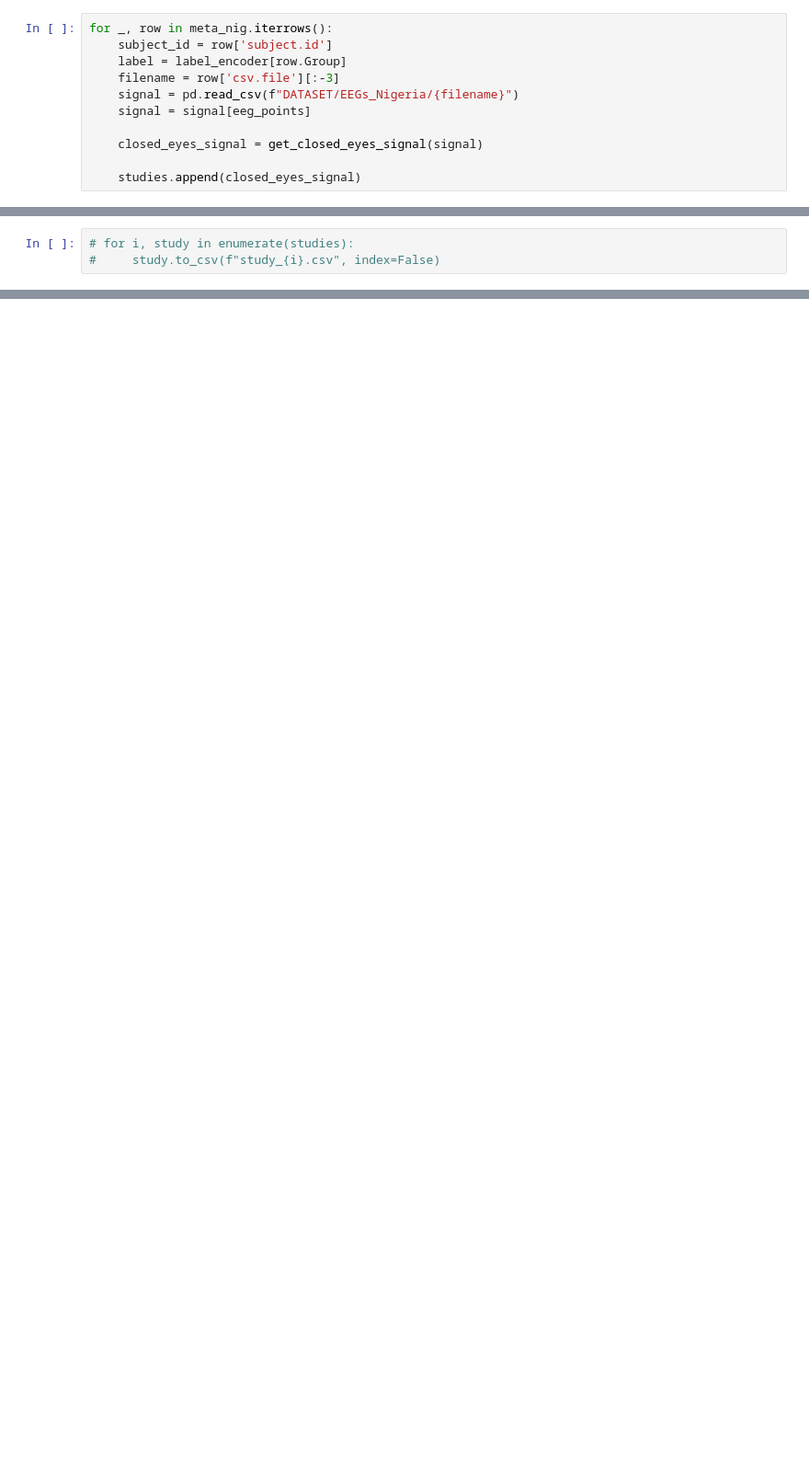
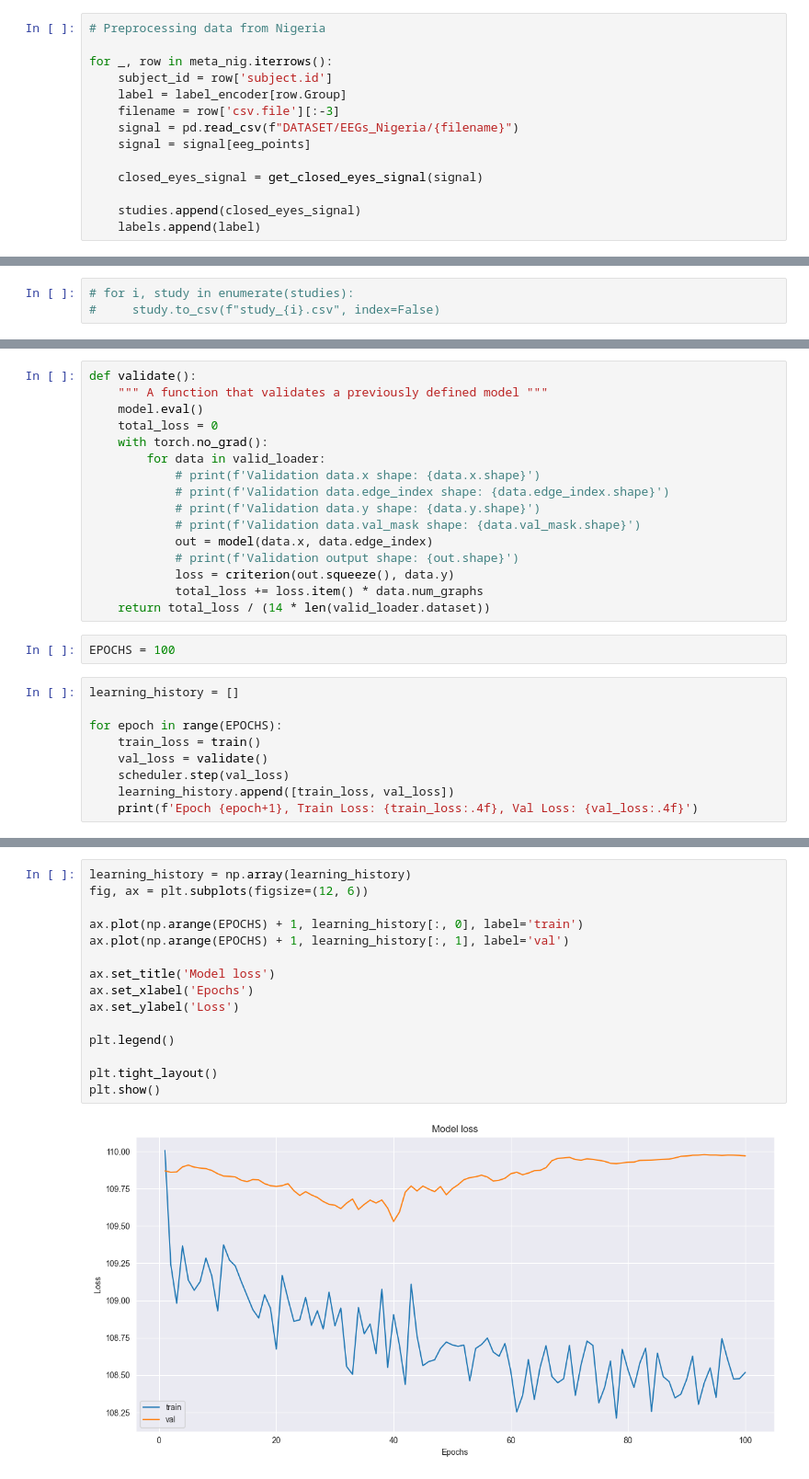
Before and after one commit to StaniszewskiA/ml4neuro_project, a Jupyter notebook: src/notebooks/main.ipynb, the cells around one changed output, grey strips where cells are left out. Shown at 92% size. Cells and saved outputs as stored; diff of their text form; blank space fills up the shorter version.

Commit message:
Adding target labels, comments

```diff
--- a/src/notebooks/main.ipynb
+++ b/src/notebooks/main.ipynb
@@ -90,5 +99,7 @@ for row in meta_gb.iterrows():
 meta_nig = pd.read_csv("DATASET/metadata_nigeria.csv")
 # %%
+# Preprocessing data from Nigeria
+
 for _, row in meta_nig.iterrows():
     subject_id = row['subject.id']
     label = label_encoder[row.Group]
@@ -99,3 +110,4 @@ for _, row in meta_nig.iterrows():
     closed_eyes_signal = get_closed_eyes_signal(signal)
 
     studies.append(closed_eyes_signal)
+    labels.append(label)
@@ -307,0 +329,27 @@ Validation
+# %%
+def validate():
+    """ A function that validates a previously defined model """
+    model.eval()
+    total_loss = 0
+    with torch.no_grad():
+        for data in valid_loader:
+            # print(f'Validation data.x shape: {data.x.shape}')
+            # print(f'Validation data.edge_index shape: {data.edge_index.shape}')
+            # print(f'Validation data.y shape: {data.y.shape}')
+            # print(f'Validation data.val_mask shape: {data.val_mask.shape}')
+            out = model(data.x, data.edge_index)
+            # print(f'Validation output shape: {out.shape}')
+            loss = criterion(out.squeeze(), data.y)
+            total_loss += loss.item() * data.num_graphs
+    return total_loss / (14 * len(valid_loader.dataset))
+# %%
+EPOCHS = 100
+# %%
+learning_history = []
+
+for epoch in range(EPOCHS):
+    train_loss = train()
+    val_loss = validate()
+    scheduler.step(val_loss)
+    learning_history.append([train_loss, val_loss])
+    print(f'Epoch {epoch+1}, Train Loss: {train_loss:.4f}, Val Loss: {val_loss:.4f}')
@@ -307,0 +376,17 @@ Validation
+# %%
+learning_history = np.array(learning_history)
+fig, ax = plt.subplots(figsize=(12, 6))
+
+ax.plot(np.arange(EPOCHS) + 1, learning_history[:, 0], label='train')
+ax.plot(np.arange(EPOCHS) + 1, learning_history[:, 1], label='val')
+
+ax.set_title('Model loss')
+ax.set_xlabel('Epochs')
+ax.set_ylabel('Loss')
+
+plt.legend()
+
+plt.tight_layout()
+plt.show()
+# %% [output]
+[figure, added]
```
Also changed, not shown: parts of 68 cells of this notebook.
